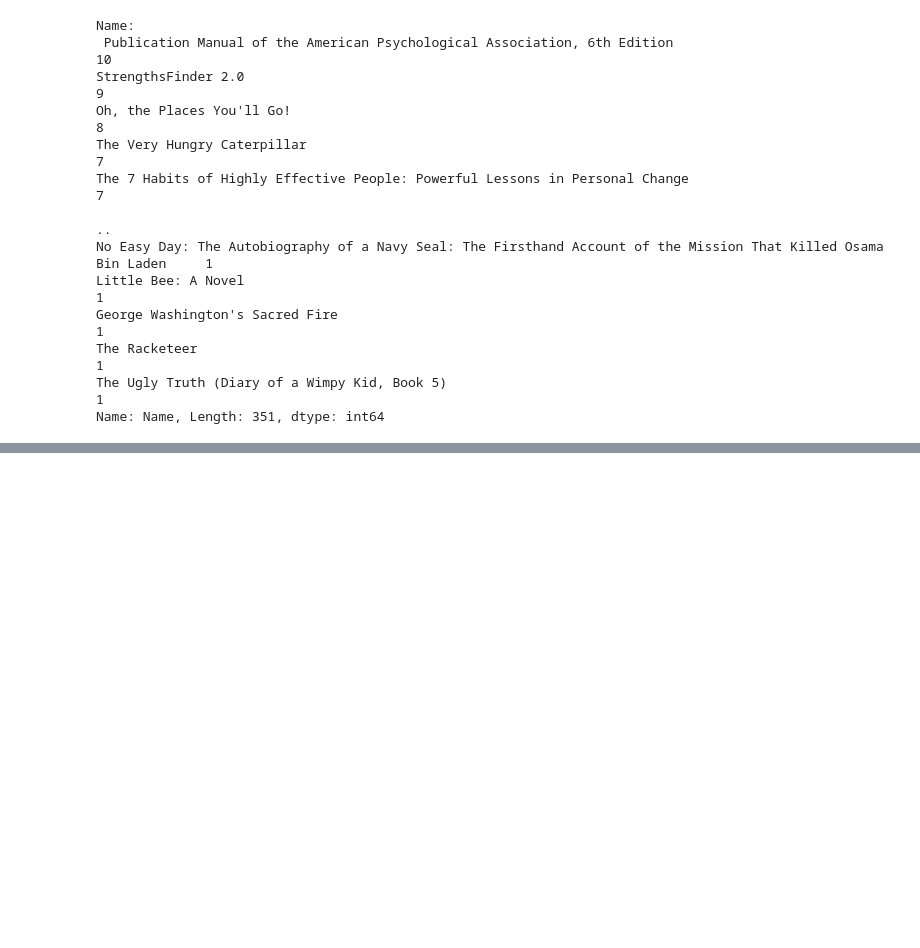
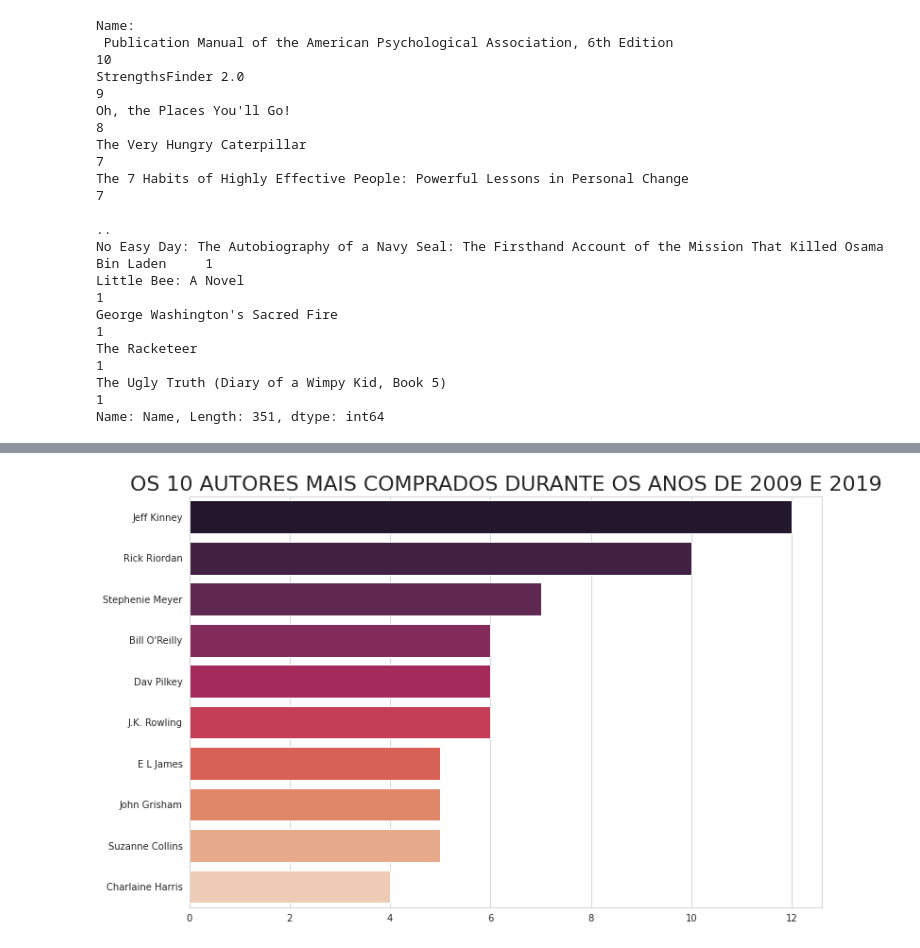
Before and after one commit to victoriapaganotto/Desafio-Final-ShePY, a Jupyter notebook: Desafio_Final_ShePY.ipynb, the cells around one changed output, grey strips where cells are left out. Cells and saved outputs as stored; diff of their text form; code cells hidden in the pictures; blank space fills up the shorter version.

```diff
--- a/Desafio_Final_ShePY.ipynb
+++ b/Desafio_Final_ShePY.ipynb
@@ -56,0 +91,14 @@ fig.show()
+# %%
+# Quais são os 10 autores que mais se repetem entre os livros vendidos da Amazon entre os anos de 2009 e 2019?
+
+bestauthors = booklist[['Name', 'Author']].groupby('Author').agg('nunique').nlargest(10, columns = 'Name')
+
+fig, ax = plt.subplots(figsize = (12,8))
+sns.barplot(x = bestauthors.Name, y=bestauthors.index, ax = ax, palette = 'rocket')
+ax.set_xlabel(None)
+ax.set_ylabel(None)
+ax.set_title('OS 10 AUTORES MAIS COMPRADOS DURANTE OS ANOS DE 2009 E 2019', fontdict = {'fontsize':22})
+
+fig.show()
+# %% [output]
+[figure, added]
```
Also changed, not shown: parts of 25 cells of this notebook.
